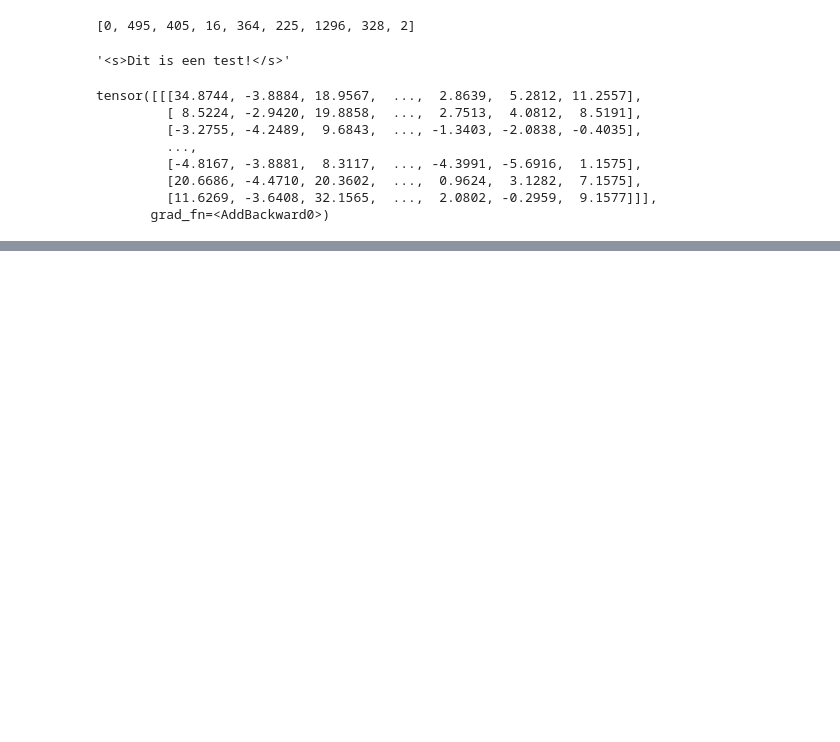
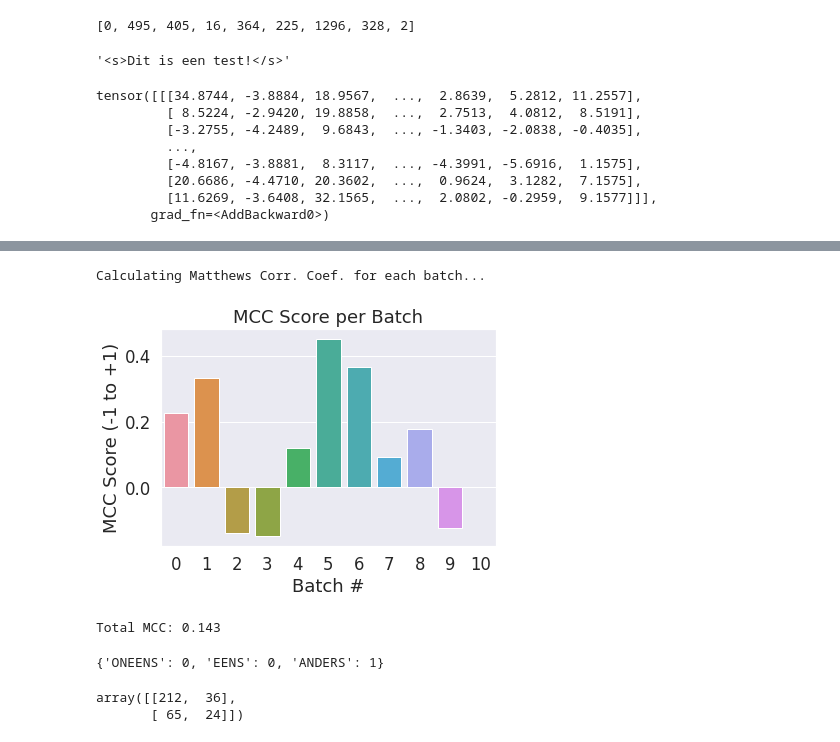
Before and after one commit to FilterBubbleErik/transformers, a Jupyter notebook: test.ipynb, the cells around one changed output, grey strips where cells are left out. Drawn from its saved outputs; the diff is of its cells as text; code cells hidden in the pictures; blank space fills up the shorter version.

```diff
--- a/test.ipynb
+++ b/test.ipynb
@@ -994,0 +1061,39 @@ Training...
+# %%
+from sklearn.metrics import matthews_corrcoef
+
+matthews_set = []
+prediction_labels = []
+print('Calculating Matthews Corr. Coef. for each batch...')
+for i in range(len(true_labels)):
+    pred_labels_i = np.argmax(predictions[i], axis=1).flatten()
+    prediction_labels.extend(pred_labels_i)
+    matthews = matthews_corrcoef(true_labels[i], pred_labels_i)
+    matthews_set.append(matthews)
+# %% [output]
+Calculating Matthews Corr. Coef. for each batch...
+# %%
+ax = sns.barplot(x=list(range(len(matthews_set))), y=matthews_set, ci=None)
+plt.title('MCC Score per Batch')
+plt.ylabel('MCC Score (-1 to +1)')
+plt.xlabel('Batch #')
+plt.show()
+# %% [output]
+[figure, added]
+# %%
+flat_predictions = np.concatenate(predictions, axis=0)
+flat_predictions = np.argmax(flat_predictions, axis=1).flatten()
+flat_true_labels = np.concatenate(true_labels, axis=0)
+mcc = matthews_corrcoef(flat_true_labels, flat_predictions)
+print('Total MCC: %.3f' % mcc)
+# %% [output]
+Total MCC: 0.143
+# %%
+true_labels_flattened = []
+for array in true_labels:
+    true_labels_flattened.extend(array)
+print(label_values)
+confusion_matrix(true_labels_flattened, prediction_labels)
+# %% [output]
+{'ONEENS': 0, 'EENS': 0, 'ANDERS': 1}
+array([[212,  36],
+       [ 65,  24]])
```
Also changed, not shown: parts of 20 cells of this notebook.
